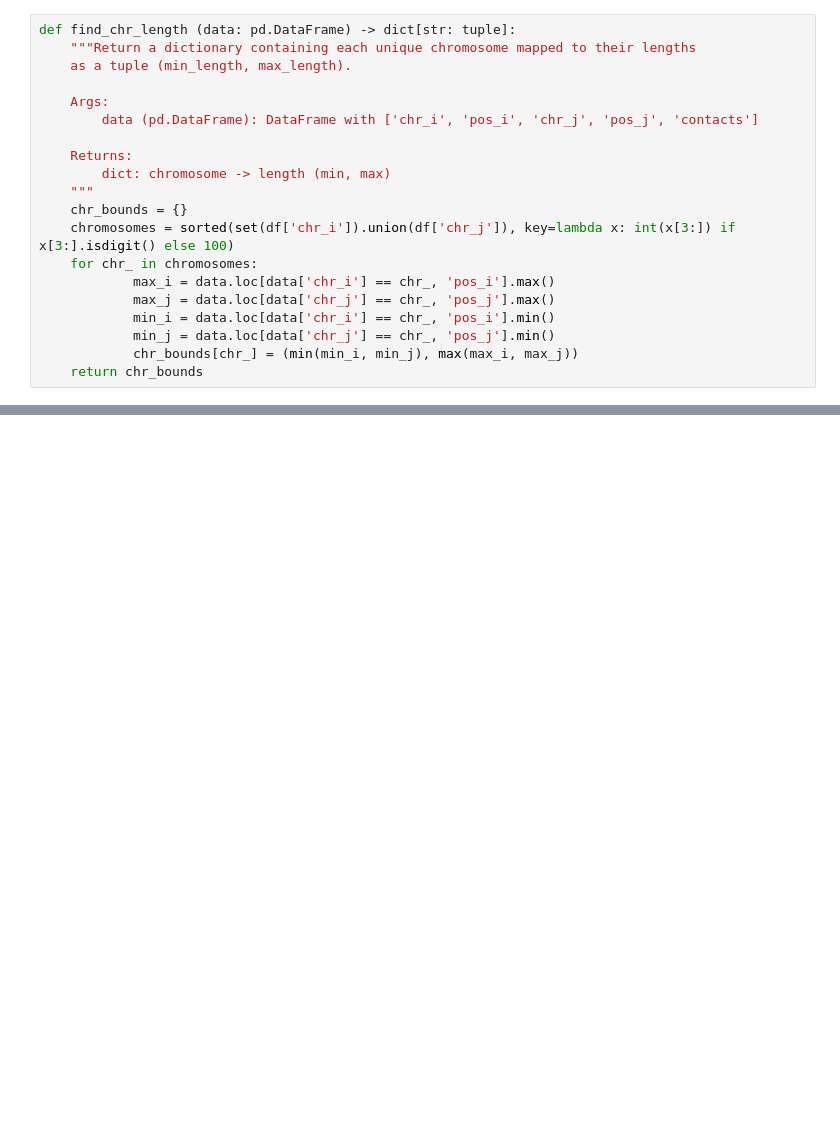
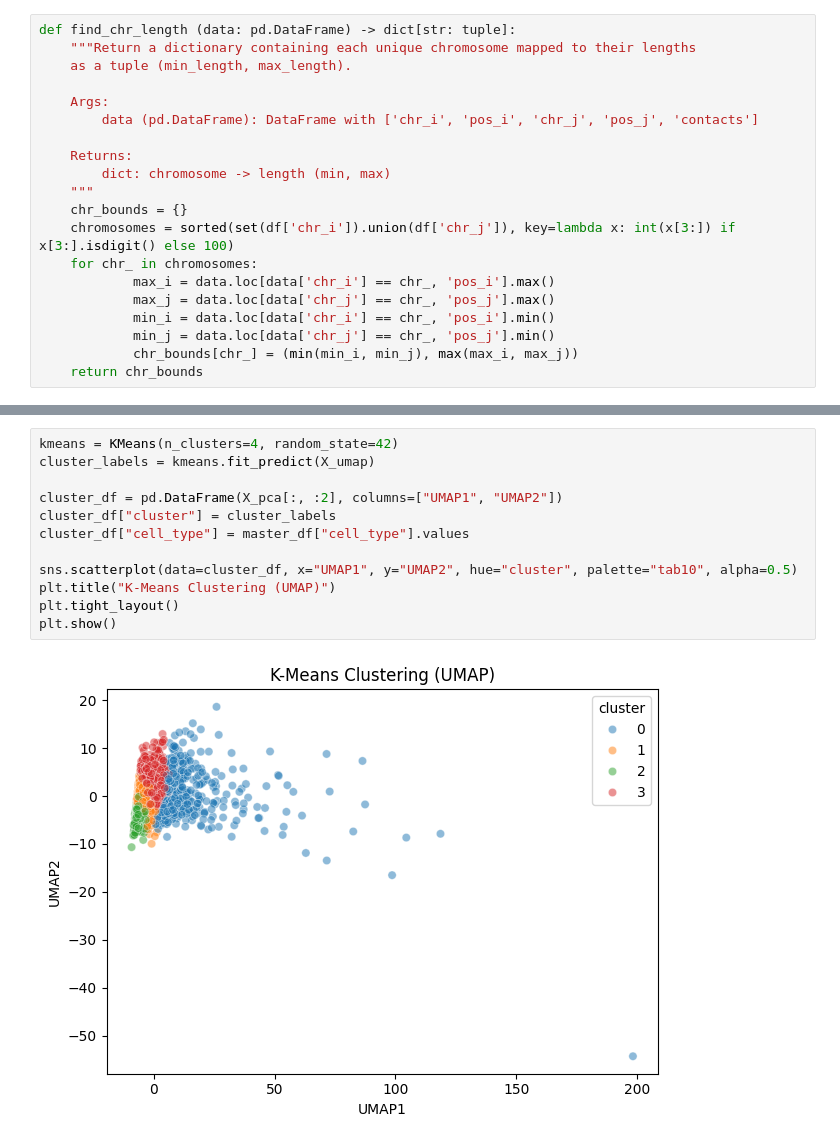
Before and after one commit to saladinshaurov/hic-cell-classification, a Jupyter notebook: notebooks/matrix-chromosome.ipynb, the cells around one changed output, grey strips where cells are left out. Cells and saved outputs as stored; diff of their text form; blank space fills up the shorter version.

```diff
--- a/notebooks/matrix-chromosome.ipynb
+++ b/notebooks/matrix-chromosome.ipynb
@@ -355,0 +290,14 @@ for col in stats:
+# %%
+kmeans = KMeans(n_clusters=4, random_state=42)
+cluster_labels = kmeans.fit_predict(X_umap)
+
+cluster_df = pd.DataFrame(X_pca[:, :2], columns=["UMAP1", "UMAP2"])
+cluster_df["cluster"] = cluster_labels
+cluster_df["cell_type"] = master_df["cell_type"].values
+
+sns.scatterplot(data=cluster_df, x="UMAP1", y="UMAP2", hue="cluster", palette="tab10", alpha=0.5)
+plt.title("K-Means Clustering (UMAP)")
+plt.tight_layout()
+plt.show()
+# %% [output]
+[figure, added]
```
Also changed, not shown: parts of 20 cells of this notebook, 1 other file.
